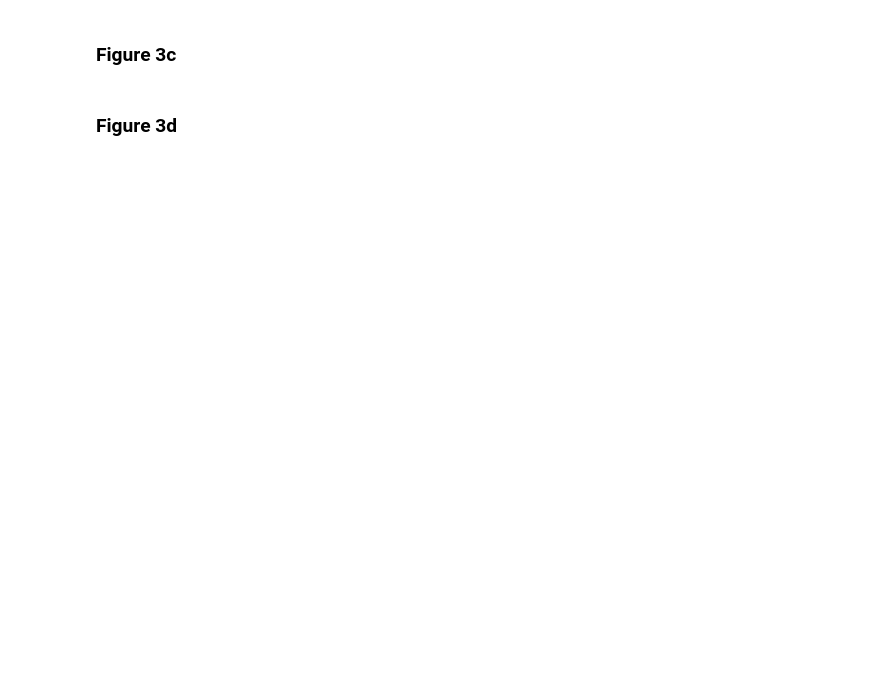
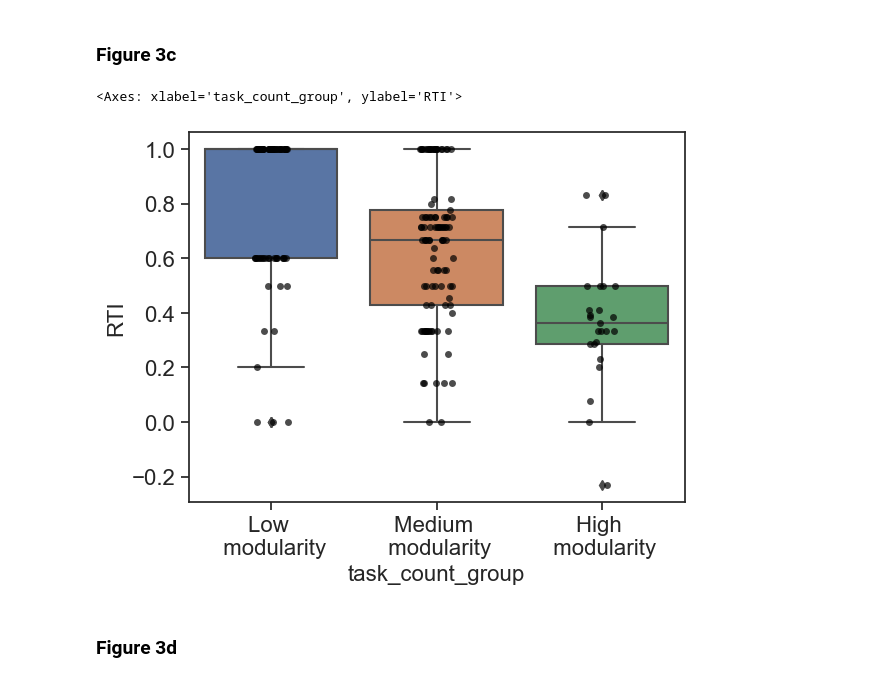
Before and after one commit to ai-for-public-services/structural-insights-into-uk-gov, a Jupyter notebook: notebooks/03-figure-3.ipynb, the cells around one changed output. Cells and saved outputs as stored; diff of their text form; code cells hidden in the pictures; blank space fills up the shorter version.

```diff
--- a/notebooks/03-figure-3.ipynb
+++ b/notebooks/03-figure-3.ipynb
@@ -161,4 +231,24 @@ plot_service_distribution(
 # %% [markdown]
 ### Figure 3c
+# %%
+# Load dataframe
+analysis_df = pd.read_pickle('../data/processed/dataframes/analysis-df-w-api-data.pkl')
+
+# Define the bin edges
+bins = [0, 5, 11, 25]
+
+# Define the bin labels
+labels = ['Low \n modularity', 'Medium \n modularity', 'High \n modularity']
+
+# Create a new column 'task_count_group' with the assigned groups
+analysis_df['task_count_group'] = pd.cut(analysis_df['task_count'], bins=bins,
+                                         labels=labels,
+                                         include_lowest=True)
+
+sns.boxplot(data=analysis_df, x='task_count_group', y='RTI', dodge=True)
+sns.stripplot(data=analysis_df, x='task_count_group', y='RTI', dodge=True, alpha=.7, color='black')
+# %% [output]
+<Axes: xlabel='task_count_group', ylabel='RTI'>
+[figure, added]
 # %% [markdown]
 ### Figure 3d
```
Also changed, not shown: parts of 8 cells of this notebook, 4 other files.
